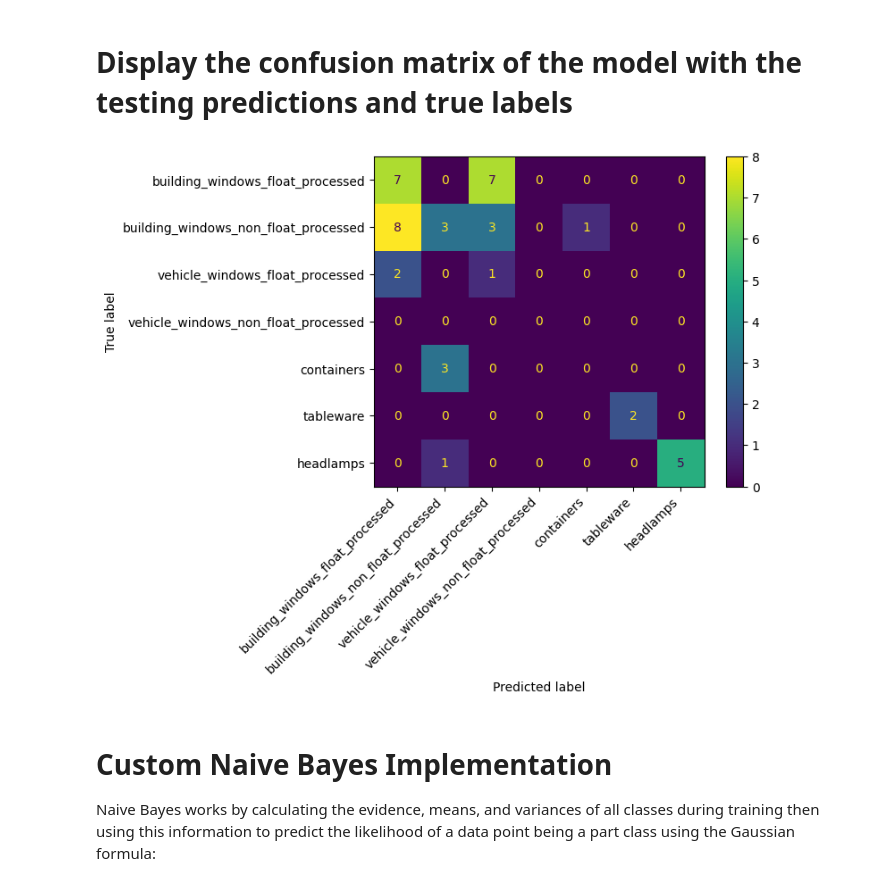
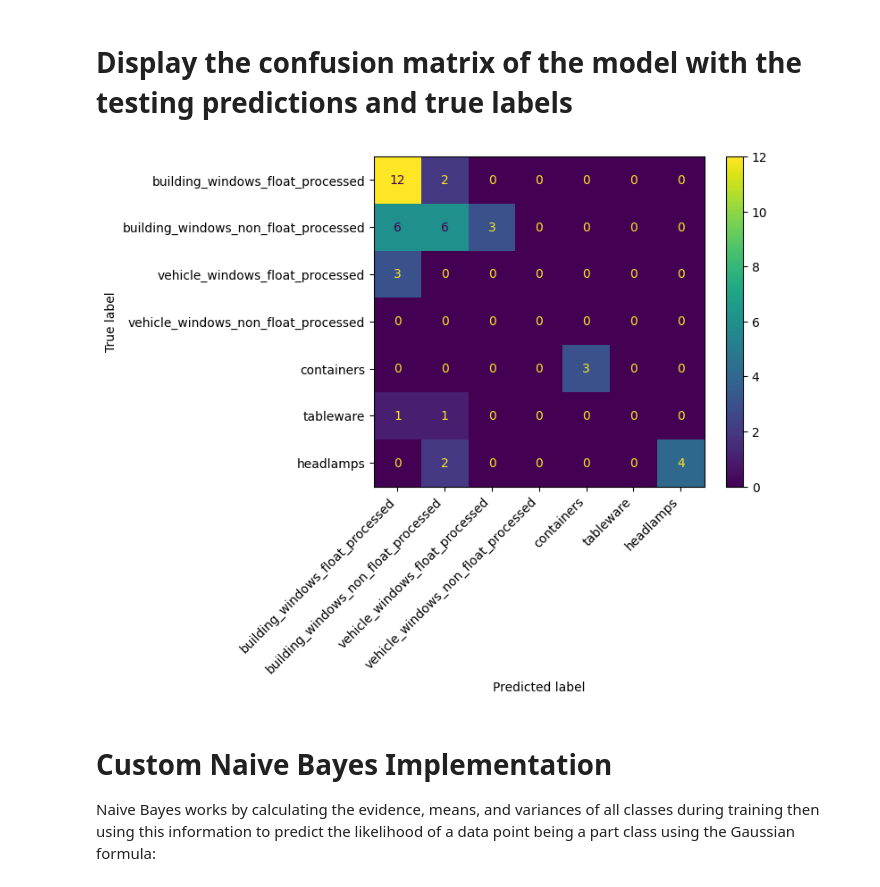
Before and after one commit to n-syers/machine-learning-algorithms-scc222, a Jupyter notebook: Coursework.ipynb, the cells around one changed output. Saved outputs shown, nothing was run; the diff lists cells and outputs as text; code cells hidden in the pictures.

```diff
--- a/Coursework.ipynb
+++ b/Coursework.ipynb
@@ -250,7 +250,9 @@ class decisionTreeClassifier:
 
     # Calculate the weighted average Gini impurity for a split given the left and right splits.
     def gini_weight_average(self, y, y_left, y_right):
-        average = (len(y_left) * self.gini_impurity(y_left) + len(y_right) * self.gini_impurity(y_right)) / len(y)
+        left_gini = self.gini_impurity(y_left)
+        right_gini = self.gini_impurity(y_right)
+        average = ((len(y_left) * left_gini) + (len(y_right) * right_gini)) / len(y)
         return average
 
     # Splits a given dataset into left and right splits based on a feature and threshold value
@@ -404,13 +406,13 @@ accuracy_dt = np.mean(np.array(dt_test_predictions) == y_test_np) * 100
 # Display the confusion matrix of the model with the testing predictions and true labels
 # %%
 # Create and display the confusion matrix
-cm = confusion_matrix(y_true=y_test_np, y_pred=test_predictions, labels=[1,2,3,4,5,6,7])
+cm = confusion_matrix(y_true=y_test_np, y_pred=dt_test_predictions, labels=[1,2,3,4,5,6,7])
 cm_display = ConfusionMatrixDisplay(confusion_matrix = cm, display_labels=target_names)
 cm_display.plot()
 plt.setp(cm_display.ax_.get_xticklabels(), rotation=45, ha="right")
 plt.show()
 # %% [output]
-[figure, old version]
+[figure, new version]
 # %% [markdown]
 # Custom Naive Bayes Implementation
 Naive Bayes works by calculating the evidence, means, and variances of all classes during training then using this information to predict the likelihood of a data point being a part class using the Gaussian formula:
```
Also changed, not shown: parts of 4 cells of this notebook.
